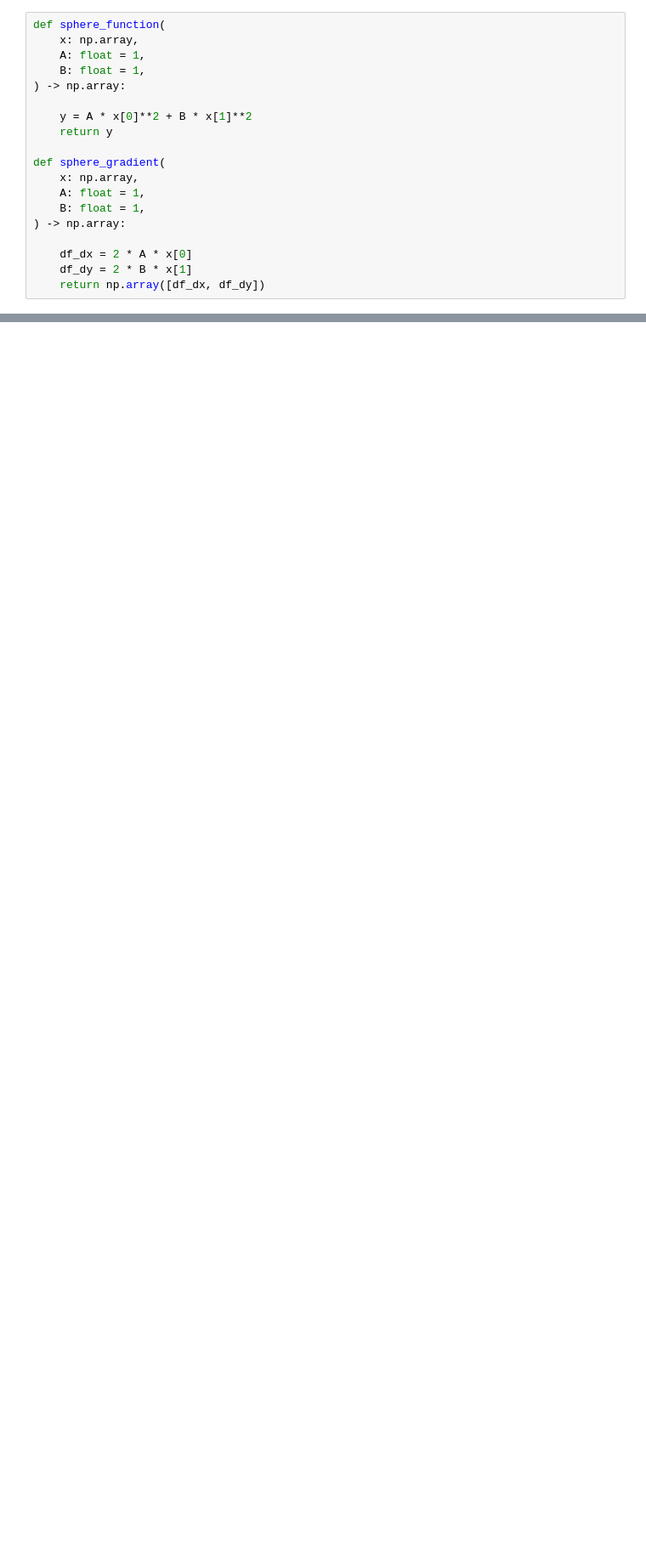
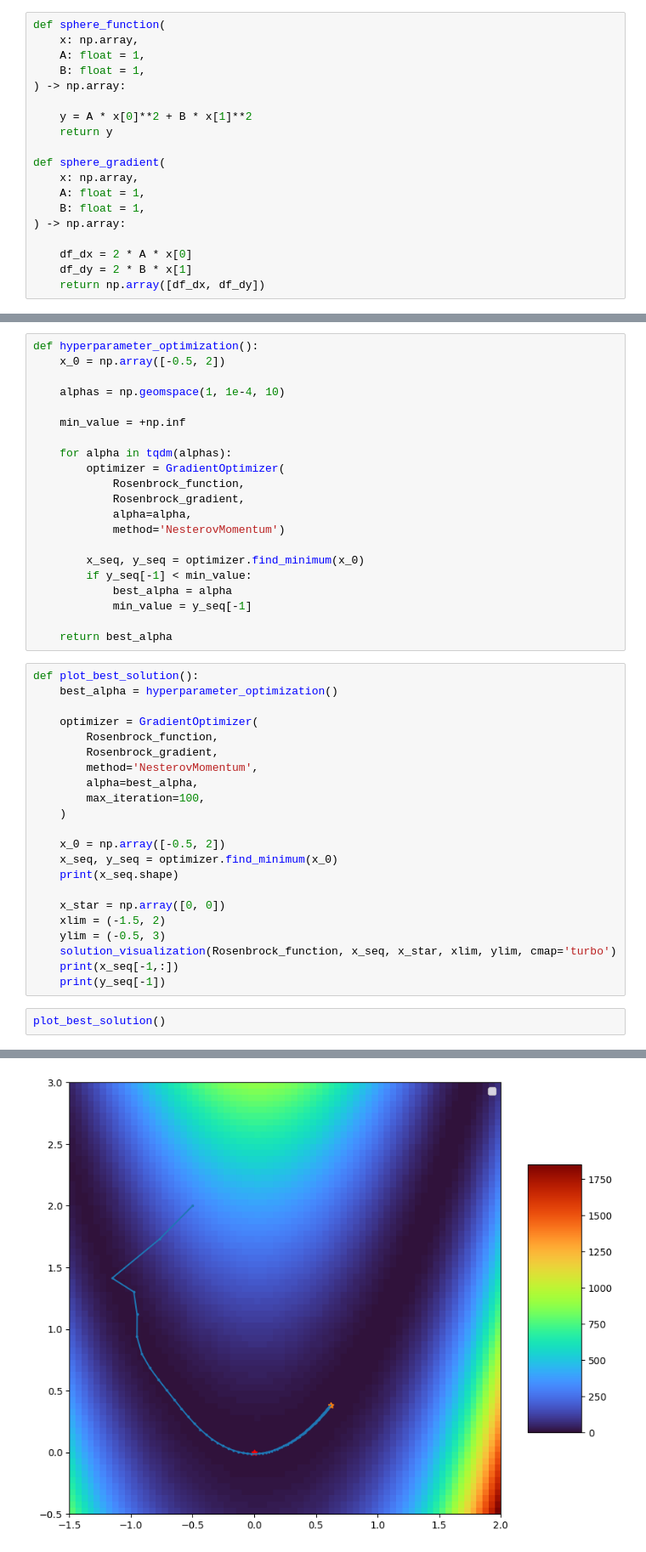
Before and after one commit to iameteron/ai, a Jupyter notebook: lab1/lab1.ipynb, the cells around one changed output, grey strips where cells are left out. Shown at 85% size. Saved outputs shown, nothing was run; the diff lists cells and outputs as text; blank space fills up the shorter version.

```diff
--- a/lab1/lab1.ipynb
+++ b/lab1/lab1.ipynb
@@ -180,0 +239,46 @@ x_seq
+# %%
+def hyperparameter_optimization():
+    x_0 = np.array([-0.5, 2])
+
+    alphas = np.geomspace(1, 1e-4, 10)
+
+    min_value = +np.inf
+
+    for alpha in tqdm(alphas):
+        optimizer = GradientOptimizer(
+            Rosenbrock_function,
+            Rosenbrock_gradient,
+            alpha=alpha,
+            method='NesterovMomentum')
+
+        x_seq, y_seq = optimizer.find_minimum(x_0)
+        if y_seq[-1] < min_value:
+            best_alpha = alpha
+            min_value = y_seq[-1]
+
+    return best_alpha
+# %%
+def plot_best_solution():
+    best_alpha = hyperparameter_optimization()
+
+    optimizer = GradientOptimizer(
+        Rosenbrock_function,
+        Rosenbrock_gradient,
+        method='NesterovMomentum',
+        alpha=best_alpha,
+        max_iteration=100,
+    )
+
+    x_0 = np.array([-0.5, 2])
+    x_seq, y_seq = optimizer.find_minimum(x_0)
+    print(x_seq.shape)
+
+    x_star = np.array([0, 0])
+    xlim = (-1.5, 2)
+    ylim = (-0.5, 3)
+    solution_visualization(Rosenbrock_function, x_seq, x_star, xlim, ylim, cmap='turbo')
+    print(x_seq[-1,:])
+    print(y_seq[-1])
+# %%
+plot_best_solution()
+# %% [output]
@@ -180,0 +288 @@ x_seq
+[figure, added]
```
Also changed, not shown: parts of 17 cells of this notebook.
